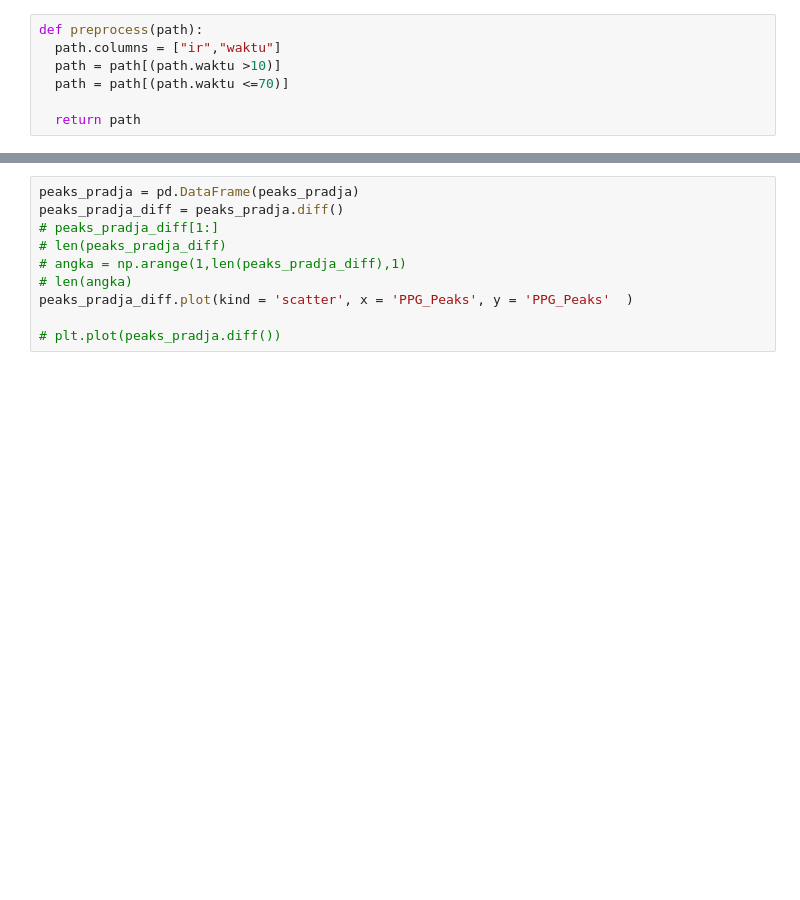
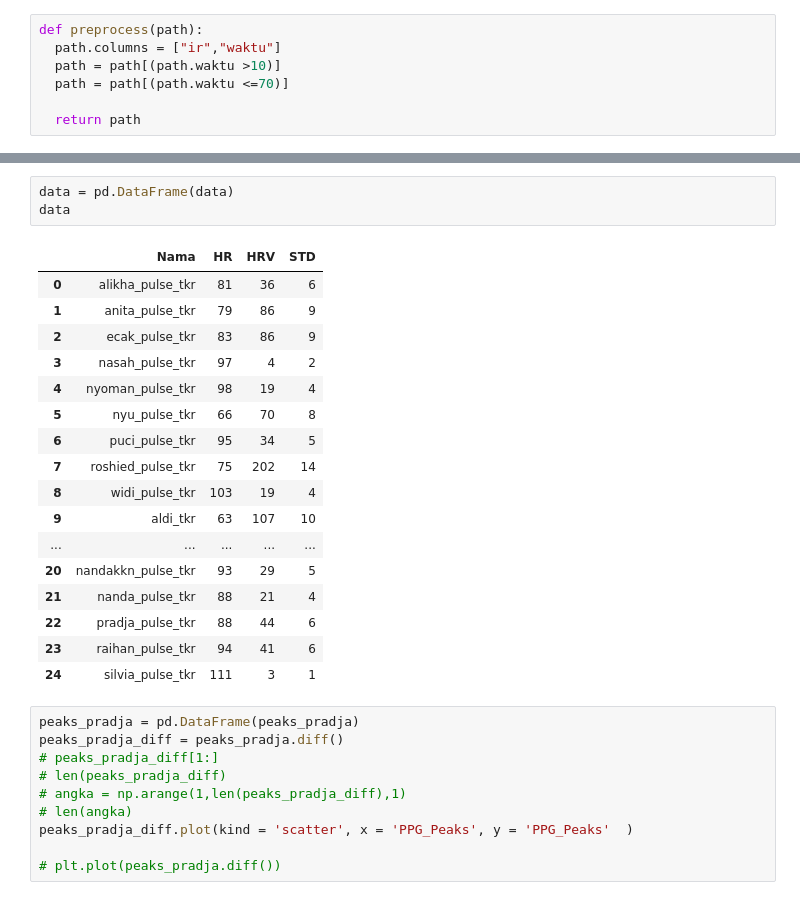
Before and after one commit to Alwafauzan/skripsi, a Jupyter notebook: DASS/DASS.ipynb, the cells around one changed output, grey strips where cells are left out. Cells and saved outputs as stored; diff of their text form; blank space fills up the shorter version.

```diff
--- a/DASS/DASS.ipynb
+++ b/DASS/DASS.ipynb
@@ -90,3 +221,24 @@ peaks_fauzi = nk.ppg_findpeaks(ppg_fauzi, sampling_rate=35, show=False)
+# %%
+data = pd.DataFrame(data)
+data
+# %% [output]
+|  | Nama | HR | HRV | STD |
+| 0 | alikha_pulse_tkr | 81 | 36 | 6 |
+| 1 | anita_pulse_tkr | 79 | 86 | 9 |
+| 2 | ecak_pulse_tkr | 83 | 86 | 9 |
+| 3 | nasah_pulse_tkr | 97 | 4 | 2 |
+| 4 | nyoman_pulse_tkr | 98 | 19 | 4 |
+| 5 | nyu_pulse_tkr | 66 | 70 | 8 |
+| 6 | puci_pulse_tkr | 95 | 34 | 5 |
+| 7 | roshied_pulse_tkr | 75 | 202 | 14 |
+| 8 | widi_pulse_tkr | 103 | 19 | 4 |
+| 9 | aldi_tkr | 63 | 107 | 10 |
+| ... | ... | ... | ... | ... |
+| 20 | nandakkn_pulse_tkr | 93 | 29 | 5 |
+| 21 | nanda_pulse_tkr | 88 | 21 | 4 |
+| 22 | pradja_pulse_tkr | 88 | 44 | 6 |
+| 23 | raihan_pulse_tkr | 94 | 41 | 6 |
+| 24 | silvia_pulse_tkr | 111 | 3 | 1 |
 # %%
 peaks_pradja = pd.DataFrame(peaks_pradja)
 peaks_pradja_diff = peaks_pradja.diff()
```
Also changed, not shown: parts of 14 cells of this notebook, 40 other files.
